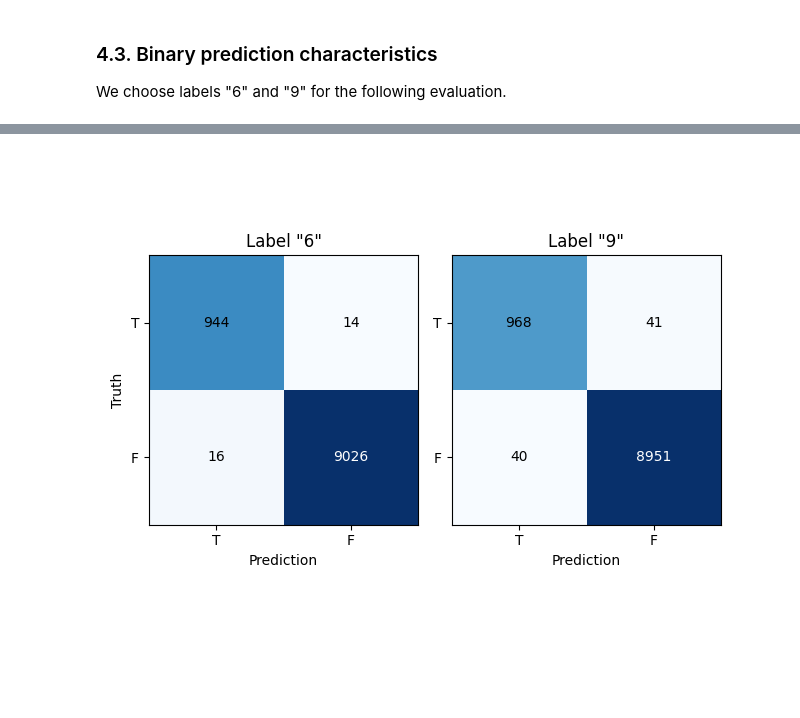
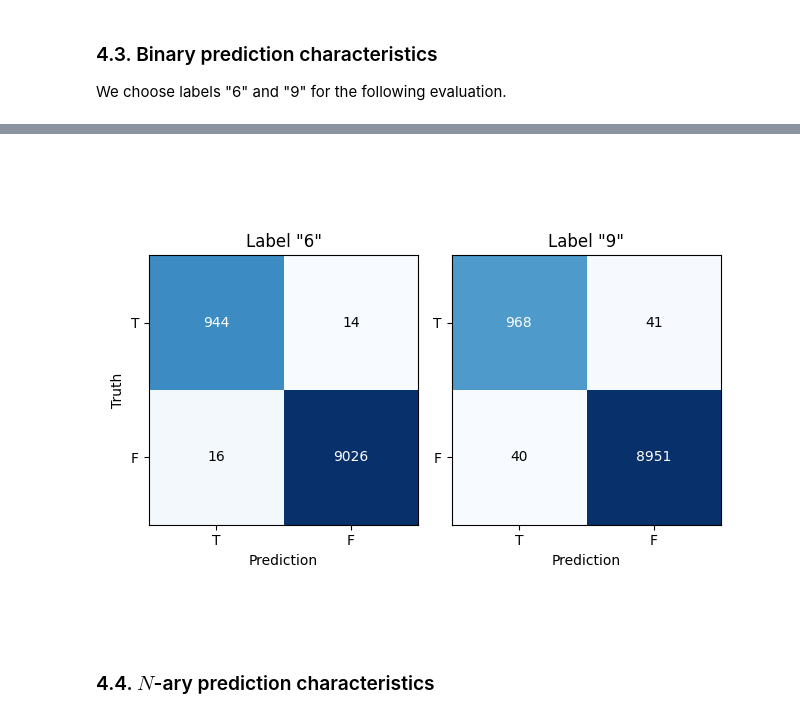
Before and after one commit to CSharperMantle/hdu2025_deep_learning, a Jupyter notebook: 1-knn.ipynb, the cells around one changed output, grey strips where cells are left out. Saved outputs shown, nothing was run; the diff lists cells and outputs as text; code cells hidden in the pictures; blank space fills up the shorter version.

```diff
--- a/1-knn.ipynb
+++ b/1-knn.ipynb
@@ -99,9 +103,7 @@ We then evaluate multi-label prediction by $R$ and $P$.
 # %%
 c_against_k: list[tuple[int, float]] = []
 for k in tqdm(range(1, 100, 2)):
-    classifier = RefKNeighborsClassifier(
-        n_neighbors=k, metric="minkowski", p=2
-    )
+    classifier = RefKNeighborsClassifier(n_neighbors=k, metric="minkowski", p=2)
     classifier.fit(x_train, y_train)
     pred = classifier.predict(x_test)
     correct = pred == y_test
@@ -140,9 +142,7 @@ for fac in tqdm(range(1, 32)):
     pca = PCA(n_components=n_dims)
     x_train_pca = pca.fit_transform(x_train)
     x_test_pca = pca.transform(x_test)
-    classifier = RefKNeighborsClassifier(
-        n_neighbors=K, metric="minkowski", p=2
-    )
+    classifier = RefKNeighborsClassifier(n_neighbors=K, metric="minkowski", p=2)
     classifier.fit(x_train_pca, y_train)
     pred = classifier.predict(x_test_pca)
     correct = pred == y_test
@@ -206,9 +207,7 @@ y_test_bin = { label: (y_test == label).astype(y_test.dtype) for label in LABELS
 # %%
 pred_bin: dict[int, BinPredEvalResult] = {}
 for label in tqdm(LABELS):
-    classifier = RefKNeighborsClassifier(
-        n_neighbors=K, metric="minkowski", p=2
-    )
+    classifier = RefKNeighborsClassifier(n_neighbors=K, metric="minkowski", p=2)
     classifier.fit(x_train_bin[label], y_train_bin[label])
     pred = classifier.predict(x_test_bin[label])
     correct = pred == y_test_bin[label]
@@ -218,10 +217,8 @@ for label in tqdm(LABELS):
     tn = np.logical_and(pred == 0, y_test_bin[label] == 0).sum()
     fn = np.logical_and(pred == 0, y_test_bin[label] == 1).sum()
     result = BinPredEvalResult(tp=tp, fp=fp, tn=tn, fn=fn)
-    print(f"Label \"{label}\":")
-    print(f"\tC={result.accuracy:.4f}")
-    print(f"\tR={result.recall:.4f}")
-    print(f"\tP={result.precision:.4f}")
-    print(f"\tF1={result.f1_score:.4f}")
     pred_bin[label] = result
+    print(
+        f'Label "{label}":\tC={result.accuracy:.4f}\tR={result.recall:.4f}\tP={result.precision:.4f}\tF1={result.f1_score:.4f}'
+    )
 # %% [output]
@@ -238,33 +227,39 @@ Label "9":
 # %%
 plt.close("all")
 
-fig, axes = plt.subplots(1, 2)
+fig, ax = plt.subplots(1, 2)
 fig.canvas.header_visible = False
 
 for i, label in enumerate(LABELS):
     result = pred_bin[label]
-    cm = np.array([[result.tp, result.fn],
-                   [result.fp, result.tn]])
+    cm = np.array([[result.tp, result.fn], [result.fp, result.tn]])
+    cm_scaled = np.log(cm + 1)
+    im = ax[i].imshow(cm_scaled, interpolation="nearest", cmap=plt.cm.Blues)
 
-    im = axes[i].imshow(np.log(cm), interpolation='nearest', cmap=plt.cm.Blues)
-
-    thresh = cm.max() / 2
+    thresh = cm_scaled.max() / 2
     for j in range(2):
         for k in range(2):
-            axes[i].text(k, j, f"{cm[j, k]}",
-                        ha="center", va="center",
-                        color="white" if cm[j, k] > thresh else "black")
+            ax[i].text(
+                k,
+                j,
+                f"{cm[j, k]}",
+                ha="center",
+                va="center",
+                color="white" if cm_scaled[j, k] > thresh else "black",
+            )
 
-    axes[i].set_title(f"Label \"{label}\"")
-    axes[i].set_xticks([0, 1])
-    axes[i].set_yticks([0, 1])
-    axes[i].set_xticklabels(['T', 'F'])
-    axes[i].set_yticklabels(['T', 'F'])
-    axes[i].set_xlabel('Prediction')
+    ax[i].set_title(f'Label "{label}"')
+    ax[i].set_xticks([0, 1])
+    ax[i].set_yticks([0, 1])
+    ax[i].set_xticklabels(["T", "F"])
+    ax[i].set_yticklabels(["T", "F"])
+    ax[i].set_xlabel("Prediction")
     if i == 0:
-        axes[i].set_ylabel('Truth')
+        ax[i].set_ylabel("Truth")
 
 plt.tight_layout()
 plt.show()
 # %% [output]
-[figure, old version]
+[figure, new version]
+# %% [markdown]
+### 4.4. $N$-ary prediction characteristics
```
Also changed, not shown: parts of 8 cells of this notebook.
